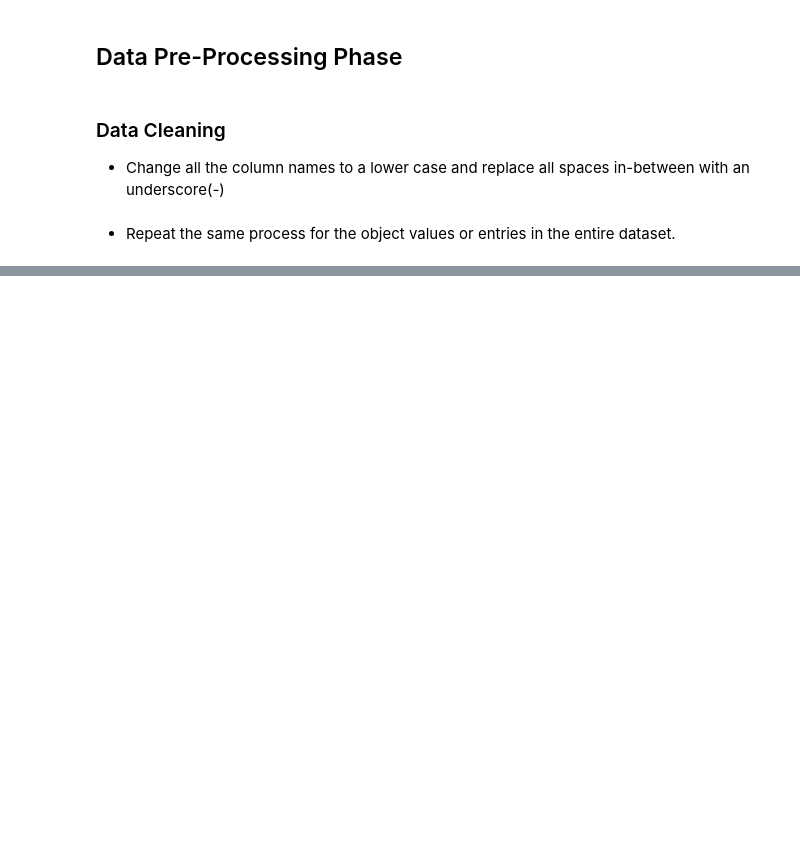
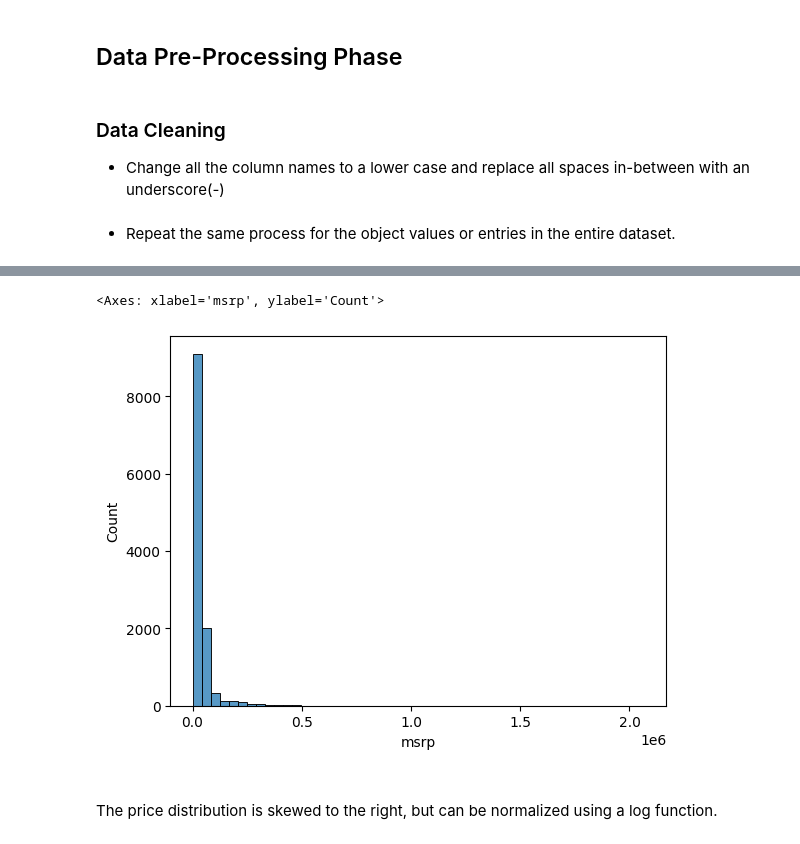
Before and after one commit to obinnaofomah/car_prize_prediction, a Jupyter notebook: car_prize.ipynb, the cells around one changed output, grey strips where cells are left out. Cells and saved outputs as stored; diff of their text form; code cells hidden in the pictures; blank space fills up the shorter version.

Commit message:
normalize the prize distribution to reshaoe the skewed distribution

```diff
--- a/car_prize.ipynb
+++ b/car_prize.ipynb
@@ -47,0 +73,8 @@ data.head(2)
+# %%
+sns.histplot(data.msrp, bins=50)
+# %% [output]
+<Axes: xlabel='msrp', ylabel='Count'>
+[figure, added]
+# %% [markdown]
+###
+The price distribution is skewed to the right, but can be normalized using a log function.
```
Also changed, not shown: parts of 7 cells of this notebook.
